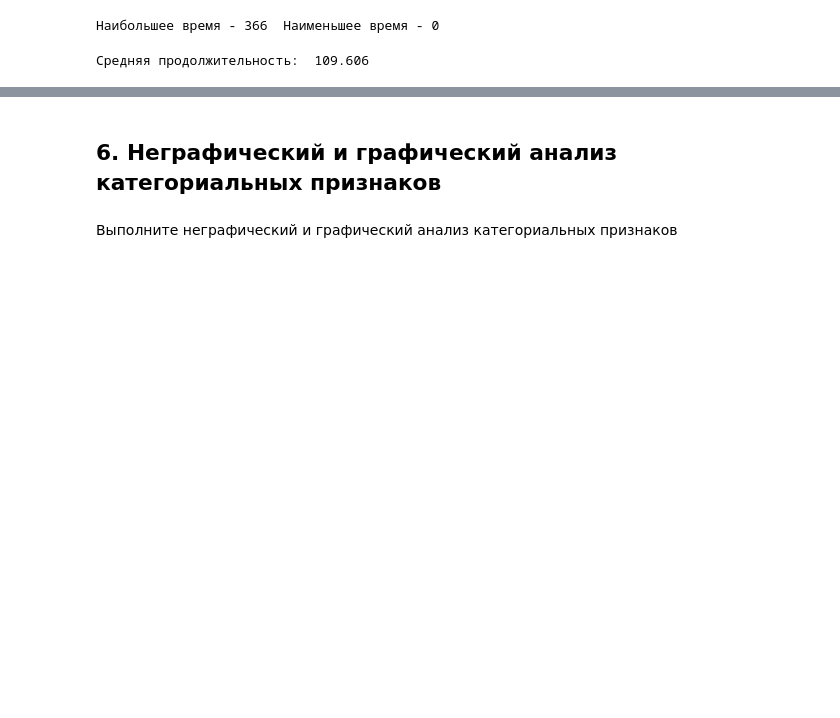
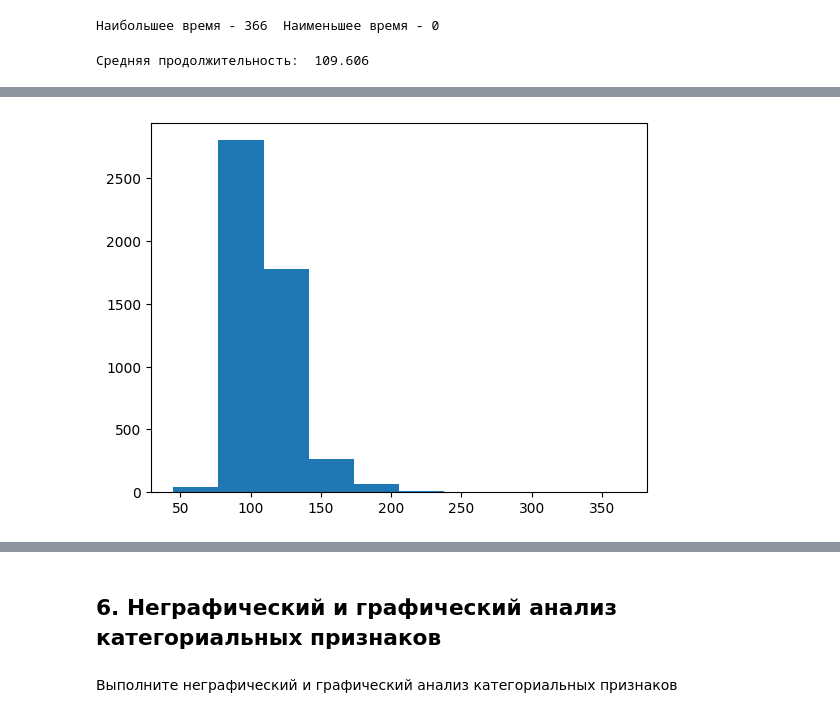
Before and after one commit to dmp40/DataAnalitikCurse-23, a Jupyter notebook: Покревский_Д_С_"movies_eda_2_1_ipynb".ipynb, the cells around one changed output, grey strips where cells are left out. Cells and saved outputs as stored; diff of their text form; code cells hidden in the pictures; blank space fills up the shorter version.

```diff
--- a/Покревский_Д_С_"movies_eda_2_1_ipynb".ipynb
+++ b/Покревский_Д_С_"movies_eda_2_1_ipynb".ipynb
@@ -284,0 +374,5 @@ print('Средняя продолжительность: ', mean_time)
+# %%
+plt.hist(runtime)
+plt.show()
+# %% [output]
+[figure, added]
```
Also changed, not shown: parts of 81 cells of this notebook.
